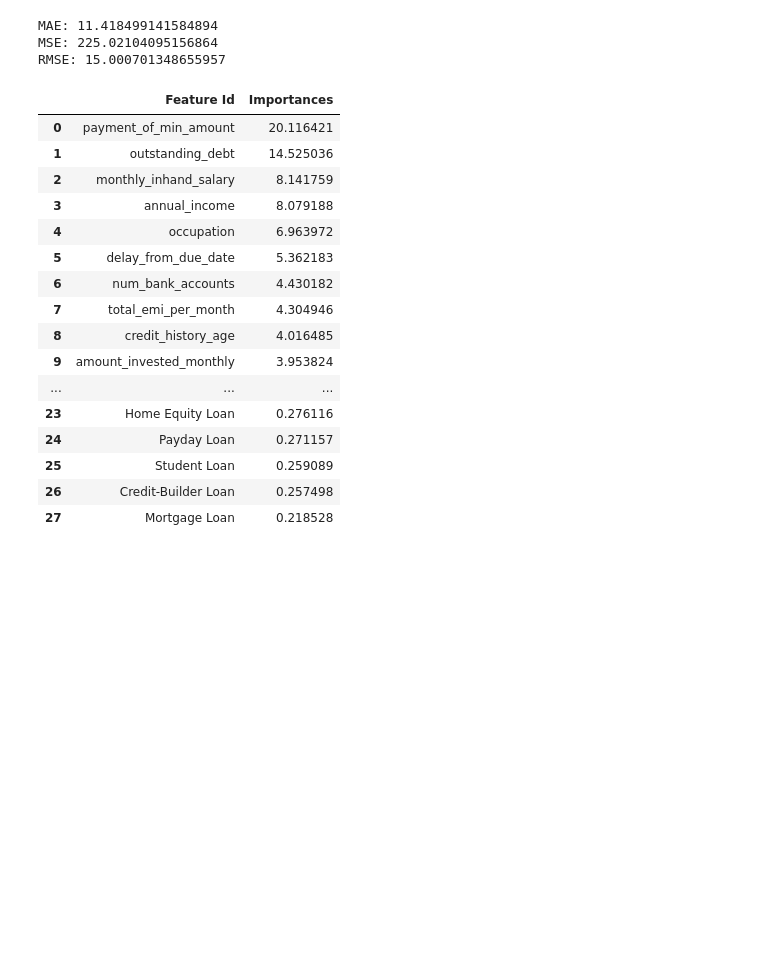
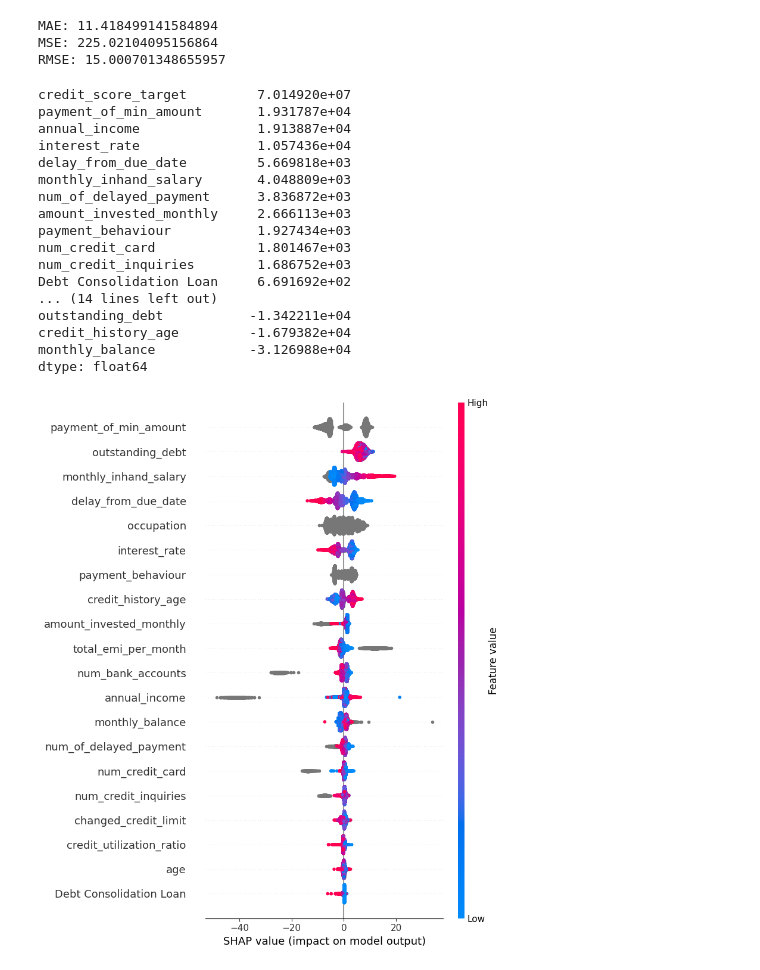
Before and after one commit to jgk-iles/zilch_interview, a Jupyter notebook: notebooks/catboost.ipynb, the cells around one changed output. Cells and saved outputs as stored; diff of their text form; code cells hidden in the pictures; blank space fills up the shorter version.

```diff
--- a/notebooks/catboost.ipynb
+++ b/notebooks/catboost.ipynb
@@ -28,5 +17,4 @@ y_train = train_df_raw[["credit_score_target"]]
 # %%
-# Load training data pickle
+# Load training and test data pickle
 train_cleaned = pd.read_pickle("../data/cleaned/train.pkl")
-X_train_2 = train_cleaned.drop(columns=["credit_score_target"])
-y_train_2 = train_cleaned["credit_score_target"]
+test_cleaned = pd.read_pickle("../data/cleaned/test.pkl")
@@ -101,15 +21,22 @@ cat_feature_indices
 # %%
-from catboost import CatBoostRegressor
-
-cat_features = [
+CAT_FEATURES = [
     "occupation",
     "payment_of_min_amount",
     "payment_behaviour"
 ]
 
-# # Ensure there are no missing values in the training data
-# X_train = X_train.fillna(0)
-# y_train = y_train.fillna(0)
+# Set up training and test pools
+train_pool = Pool(
+    data=train_cleaned.drop(columns=["credit_score_target"]),
+    label=train_cleaned["credit_score_target"],
+    cat_features=CAT_FEATURES
+)
+
+test_pool = Pool(
+    data=test_cleaned.drop(columns=["credit_score_target"]),
+    label=test_cleaned["credit_score_target"],
+    cat_features=CAT_FEATURES
+)
 
 # Initialize CatBoostRegressor
 catboost_regressor = CatBoostRegressor(
@@ -119,9 +46,8 @@ catboost_regressor = CatBoostRegressor(
     loss_function='RMSE',
     verbose=100,
     one_hot_max_size=20,
-    nan_mode='Min'
 )
 
 # Fit the model
-catboost_regressor.fit(X_train, y_train, cat_features=cat_feature_indices)
+catboost_regressor.fit(train_pool)
 # %% [output]
@@ -186,23 +94,38 @@ MSE: 225.02104095156864
 RMSE: 15.000701348655957
 # %%
 # Calculate feature statistics
-feature_importances = catboost_regressor.get_feature_importance(prettified=True)
-feature_importances
+feature_importances = catboost_regressor.get_feature_importance(train_pool, prettified=True, type="ShapValues")
+feature_importances.columns = train_cleaned.columns
+feature_importances.sum(axis=0).sort_values(ascending=False)
 # %% [output]
-|  | Feature Id | Importances |
-| 0 | payment_of_min_amount | 20.116421 |
-| 1 | outstanding_debt | 14.525036 |
-| 2 | monthly_inhand_salary | 8.141759 |
-| 3 | annual_income | 8.079188 |
-| 4 | occupation | 6.963972 |
-| 5 | delay_from_due_date | 5.362183 |
-| 6 | num_bank_accounts | 4.430182 |
-| 7 | total_emi_per_month | 4.304946 |
-| 8 | credit_history_age | 4.016485 |
-| 9 | amount_invested_monthly | 3.953824 |
-| ... | ... | ... |
-| 23 | Home Equity Loan | 0.276116 |
-| 24 | Payday Loan | 0.271157 |
-| 25 | Student Loan | 0.259089 |
-| 26 | Credit-Builder Loan | 0.257498 |
-| 27 | Mortgage Loan | 0.218528 |
+credit_score_target         7.014920e+07
+payment_of_min_amount       1.931787e+04
+annual_income               1.913887e+04
+interest_rate               1.057436e+04
+delay_from_due_date         5.669818e+03
+monthly_inhand_salary       4.048809e+03
+num_of_delayed_payment      3.836872e+03
+amount_invested_monthly     2.666113e+03
+payment_behaviour           1.927434e+03
+num_credit_card             1.801467e+03
+num_credit_inquiries        1.686752e+03
+Debt Consolidation Loan     6.691692e+02
+... (14 lines left out)
+outstanding_debt           -1.342211e+04
+credit_history_age         -1.679382e+04
+monthly_balance            -3.126988e+04
+dtype: float64
+# %%
+# Calculate SHAP values
+from shap import TreeExplainer
+
+explainer = TreeExplainer(catboost_regressor)
+explanation = explainer(test_cleaned.drop(columns=["credit_score_target"]))
+
+# Get SHAP values
+shap_values = explanation.values
+
+# Plot SHAP summary plot
+shap.summary_plot(shap_values, test_cleaned.drop(columns=["credit_score_target"]), feature_names=test_pool.get_feature_names())
+# %% [output]
+[figure, added]
```
Also changed, not shown: parts of 23 cells of this notebook.
